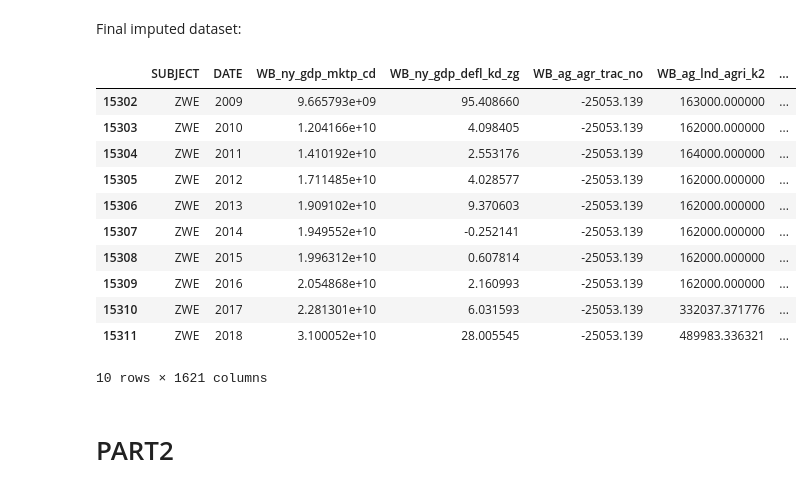
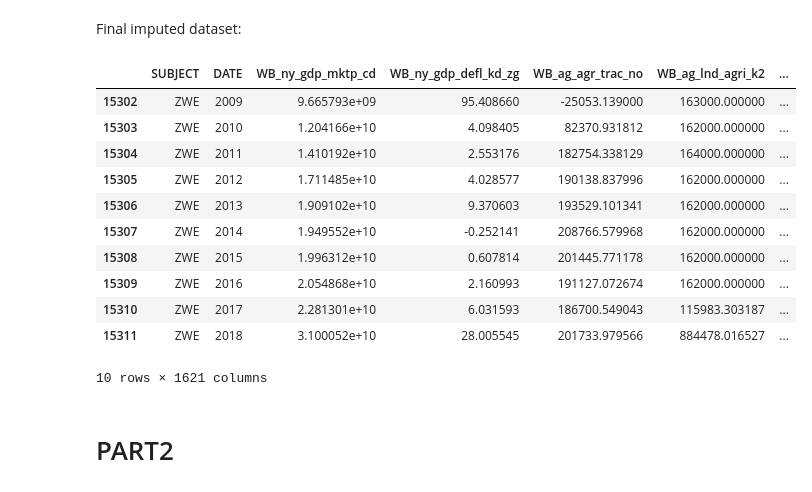
Before and after one commit to haydarevren/automated-capstone-demo, a Jupyter notebook: automated-insight-demo.ipynb, the cells around one changed output. Drawn from its saved outputs; the diff is of its cells as text; code cells hidden in the pictures.

```diff
--- a/automated-insight-demo.ipynb
+++ b/automated-insight-demo.ipynb
@@ -267,20 +286,23 @@ imputed_df=imputed_df[['SUBJECT', 'DATE'] + target_cols + num_cols + cat_cols]
 # %% [markdown]
 Final imputed dataset:
 # %%
-imputed_df.tail(10)
+# imputed_df.tail(10)
-# %% [output]
-|  | SUBJECT | DATE | WB_ny_gdp_mktp_cd | WB_ny_gdp_defl_kd_zg | WB_ag_agr_trac_no | WB_ag_lnd_agri_k2 | ... |
-| 15302 | ZWE | 2009 | 9.665793e+09 | 95.408660 | -25053.139 | 163000.000000 | ... |
-| 15303 | ZWE | 2010 | 1.204166e+10 | 4.098405 | -25053.139 | 162000.000000 | ... |
-| 15304 | ZWE | 2011 | 1.410192e+10 | 2.553176 | -25053.139 | 164000.000000 | ... |
-| 15305 | ZWE | 2012 | 1.711485e+10 | 4.028577 | -25053.139 | 162000.000000 | ... |
-| 15306 | ZWE | 2013 | 1.909102e+10 | 9.370603 | -25053.139 | 162000.000000 | ... |
-| 15307 | ZWE | 2014 | 1.949552e+10 | -0.252141 | -25053.139 | 162000.000000 | ... |
-| 15308 | ZWE | 2015 | 1.996312e+10 | 0.607814 | -25053.139 | 162000.000000 | ... |
-| 15309 | ZWE | 2016 | 2.054868e+10 | 2.160993 | -25053.139 | 162000.000000 | ... |
-| 15310 | ZWE | 2017 | 2.281301e+10 | 6.031593 | -25053.139 | 332037.371776 | ... |
-| 15311 | ZWE | 2018 | 3.100052e+10 | 28.005545 | -25053.139 | 489983.336321 | ... |
-10 rows × 1621 columns
+# %%
+ds4=pd.read_csv('data/ds4.csv', index_col='Unnamed: 0')
+ds4.head(10)
+# %% [output]
+|  | SUBJECT | DATE | WB_ny_gdp_mktp_cd | WB_ny_gdp_defl_kd_zg | WB_ag_agr_trac_no | WB_ag_lnd_agri_k2 | ... |
+| 15302 | ZWE | 2009 | 9.665793e+09 | 95.408660 | -25053.139000 | 163000.000000 | ... |
+| 15303 | ZWE | 2010 | 1.204166e+10 | 4.098405 | 82370.931812 | 162000.000000 | ... |
+| 15304 | ZWE | 2011 | 1.410192e+10 | 2.553176 | 182754.338129 | 164000.000000 | ... |
+| 15305 | ZWE | 2012 | 1.711485e+10 | 4.028577 | 190138.837996 | 162000.000000 | ... |
+| 15306 | ZWE | 2013 | 1.909102e+10 | 9.370603 | 193529.101341 | 162000.000000 | ... |
+| 15307 | ZWE | 2014 | 1.949552e+10 | -0.252141 | 208766.579968 | 162000.000000 | ... |
+| 15308 | ZWE | 2015 | 1.996312e+10 | 0.607814 | 201445.771178 | 162000.000000 | ... |
+| 15309 | ZWE | 2016 | 2.054868e+10 | 2.160993 | 191127.072674 | 162000.000000 | ... |
+| 15310 | ZWE | 2017 | 2.281301e+10 | 6.031593 | 186700.549043 | 115983.303187 | ... |
+| 15311 | ZWE | 2018 | 3.100052e+10 | 28.005545 | 201733.979566 | 884478.016527 | ... |
+10 rows × 1621 columns
 # %% [markdown]
 # PART2
 # %% [markdown]
```
Also changed, not shown: parts of 44 cells of this notebook, 6 other files.
